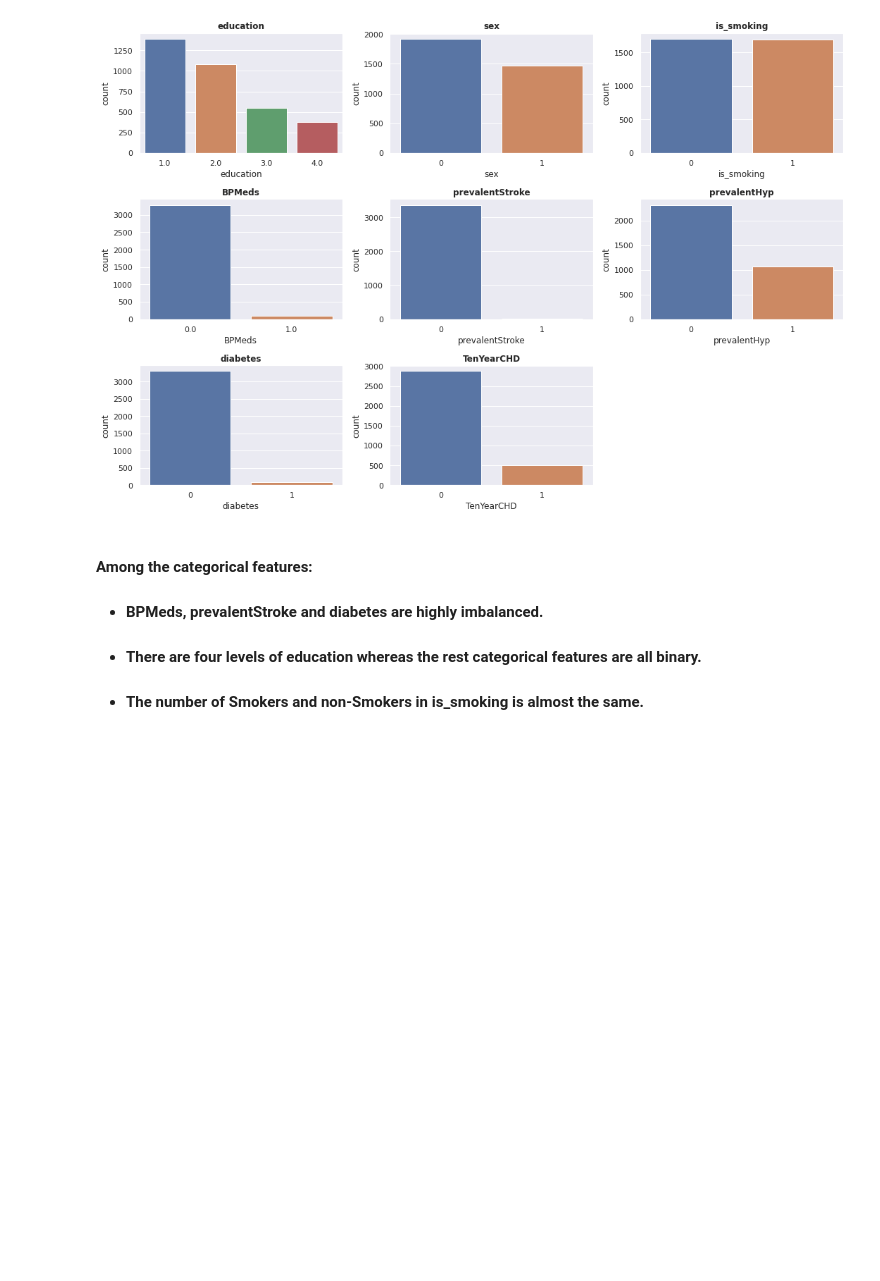
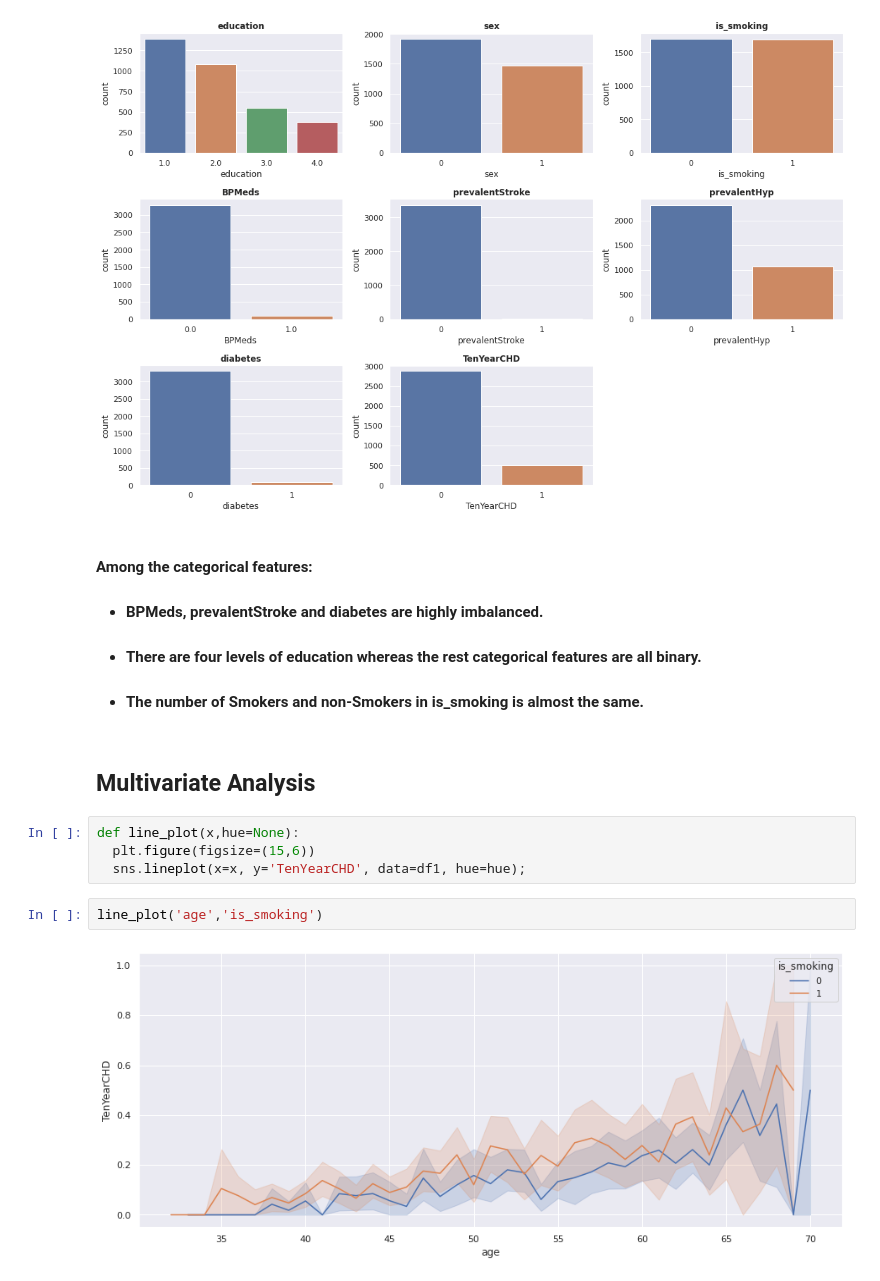
Before and after one commit to FarazAhmad2/Cardiovascular-Risk-Prediction, a Jupyter notebook: Cardiovascular_Risk_Prediction_Capstone_Project.ipynb, the cells around one changed output. Cells and saved outputs as stored; diff of their text form; blank space fills up the shorter version.

```diff
--- a/Cardiovascular_Risk_Prediction_Capstone_Project.ipynb
+++ b/Cardiovascular_Risk_Prediction_Capstone_Project.ipynb
@@ -269,3 +276,13 @@ for n, col in enumerate(categorical_features):
 * #### BPMeds, prevalentStroke and diabetes are highly imbalanced.
 * #### There are four levels of education whereas the rest categorical features are all binary.
 * #### The number of Smokers and non-Smokers in is_smoking is almost the same.
+# %% [markdown]
+## <b> Multivariate Analysis </b>
+# %%
+def line_plot(x,hue=None):
+  plt.figure(figsize=(15,6))
+  sns.lineplot(x=x, y='TenYearCHD', data=df1, hue=hue);
+# %%
+line_plot('age','is_smoking')
+# %% [output]
+[figure, added]
```
Also changed, not shown: parts of 16 cells of this notebook.
